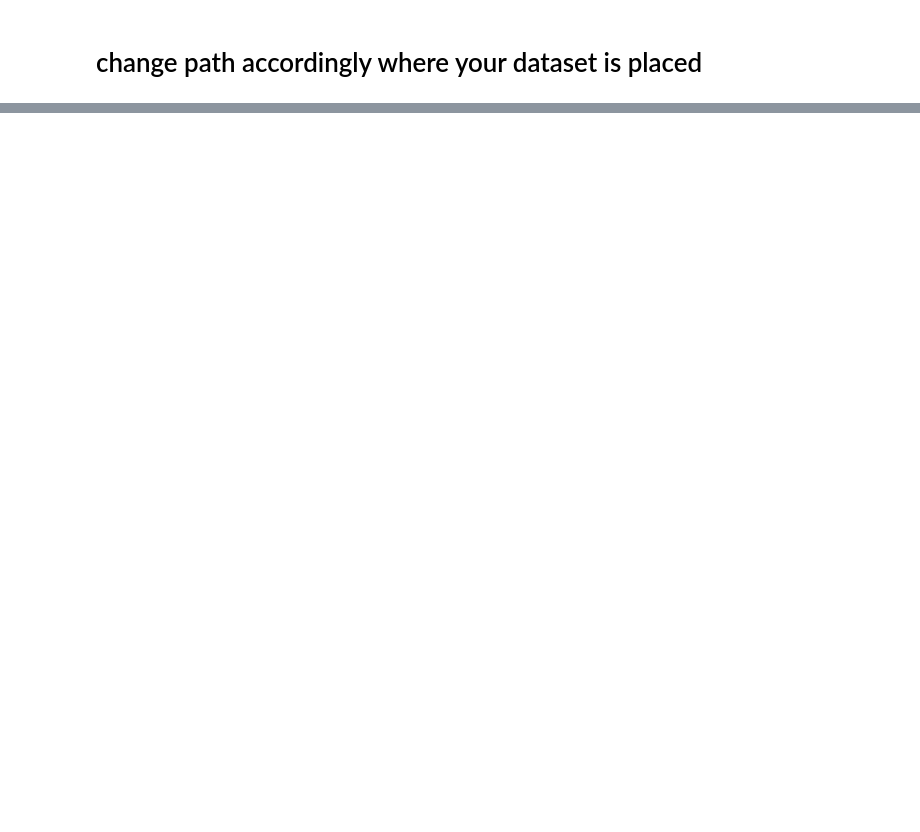
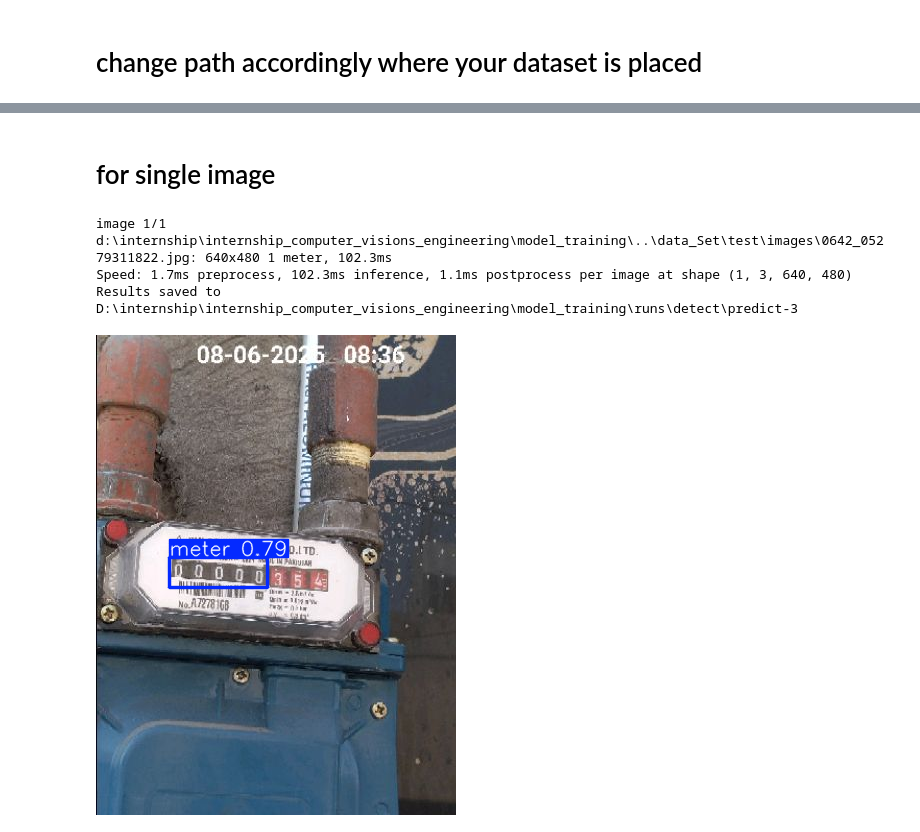
Before and after one commit to Uzair047C/internship_computer_visions_engineering, a Jupyter notebook: model_training/training.ipynb, the cells around one changed output, grey strips where cells are left out. Saved outputs shown, nothing was run; the diff lists cells and outputs as text; code cells hidden in the pictures; blank space fills up the shorter version.

```diff
--- a/model_training/training.ipynb
+++ b/model_training/training.ipynb
@@ -154,0 +231,3 @@ model = YOLO("runs/detect/train/weights/best.pt")
+# %%
+model = YOLO(r"runs\detect\\train-2\weights\\best.pt"
+             )
@@ -154,0 +236,12 @@ model = YOLO("runs/detect/train/weights/best.pt")
+# %%
+results = model.train(
+    data="../data_Set/new_train.yaml",
+    epochs=15,
+    imgsz=640,
+    patience=10,
+    batch=8,
+    workers=4,
+    project="runs",
+    name="train_v2",
+    exist_ok=True
+)
@@ -154,0 +300,20 @@ model = YOLO("runs/detect/train/weights/best.pt")
+# %% [markdown]
+# for single image
+# %%
+pred1 = model.predict(
+    source=r"..\data_Set\test\images\0642_05279311822.jpg",
+    imgsz=640,
+    conf=0.25,
+    save=True
+)
+img=cv2
+# %% [output]
+image 1/1 d:\internship\internship_computer_visions_engineering\model_training\..\data_Set\test\images\0642_05279311822.jpg: 640x480 1 meter, 102.3ms
+Speed: 1.7ms preprocess, 102.3ms inference, 1.1ms postprocess per image at shape (1, 3, 640, 480)
+Results saved to D:\internship\internship_computer_visions_engineering\model_training\runs\detect\predict-3
+# %%
+
+img = cv2.cvtColor(pred1[0].plot(), cv2.COLOR_BGR2RGB)
+display(Image.fromarray(img))
+# %% [output]
+[figure, added]
```
Also changed, not shown: parts of 25 cells of this notebook.
